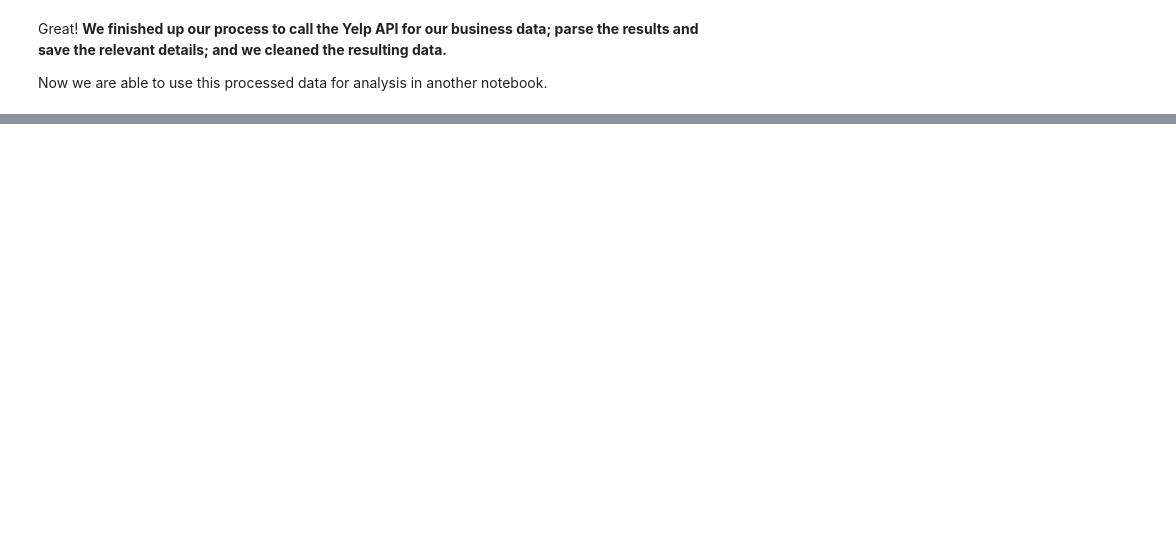
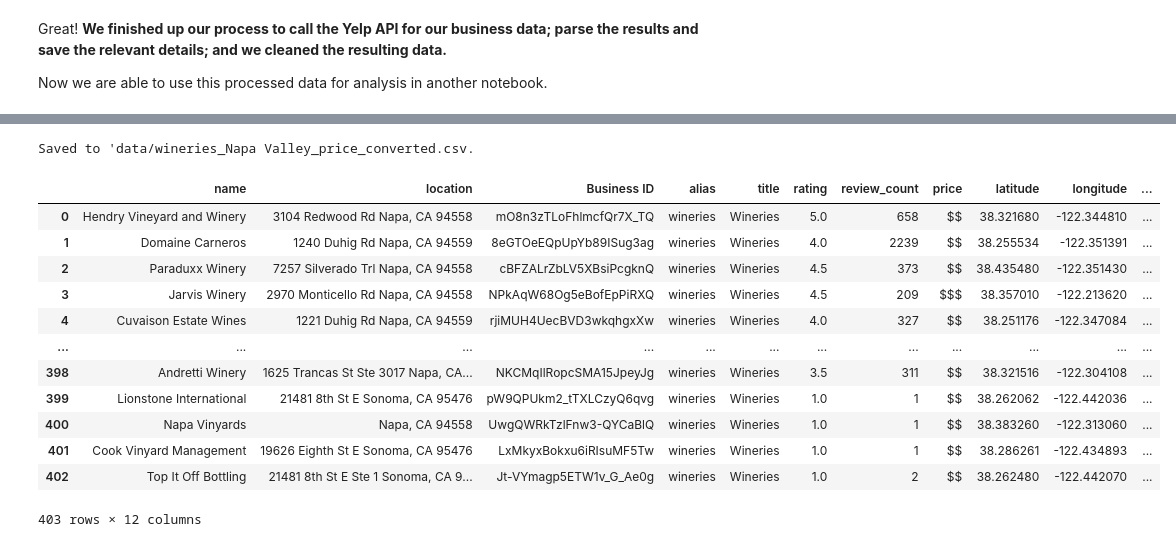
Before and after one commit to pleasecallmejax/Phase-1-Project, a Jupyter notebook: 1 ETL - Finalized.ipynb, the cells around one changed output, grey strips where cells are left out. Saved outputs shown, nothing was run; the diff lists cells and outputs as text; code cells hidden in the pictures; blank space fills up the shorter version.

```diff
--- a/1 ETL - Finalized.ipynb
+++ b/1 ETL - Finalized.ipynb
@@ -328,0 +286,6 @@ Now we are able to use this processed data for analysis in another notebook.
+# %%
+# Import data to check
+df2 = pd.read_csv('data/wineries_Napa Valley_cleaned.csv')
+
+# Check for null values
+df2.isna().sum()
@@ -328,0 +314,6 @@ Now we are able to use this processed data for analysis in another notebook.
+# %%
+# Fill with "$$", which is the best representation of the data set.
+df2.fillna(value="$$", inplace=True)
+
+## Confirm all NaN are fixed
+df2.isna().sum()
@@ -328,0 +333,17 @@ Now we are able to use this processed data for analysis in another notebook.
+# %%
+convert_price(df2, 'Napa Valley')
+# %% [output]
+Saved to 'data/wineries_Napa Valley_price_converted.csv.
+|  | name | location | Business ID | alias | title | rating | review_count | price | latitude | longitude | ... |
+| 0 | Hendry Vineyard and Winery | 3104 Redwood Rd Napa, CA 94558 | mO8n3zTLoFhlmcfQr7X_TQ | wineries | Wineries | 5.0 | 658 | $$ | 38.321680 | -122.344810 | ... |
+| 1 | Domaine Carneros | 1240 Duhig Rd Napa, CA 94559 | 8eGTOeEQpUpYb89ISug3ag | wineries | Wineries | 4.0 | 2239 | $$ | 38.255534 | -122.351391 | ... |
+| 2 | Paraduxx Winery | 7257 Silverado Trl Napa, CA 94558 | cBFZALrZbLV5XBsiPcgknQ | wineries | Wineries | 4.5 | 373 | $$ | 38.435480 | -122.351430 | ... |
+| 3 | Jarvis Winery | 2970 Monticello Rd Napa, CA 94558 | NPkAqW68Og5eBofEpPiRXQ | wineries | Wineries | 4.5 | 209 | $$$ | 38.357010 | -122.213620 | ... |
+| 4 | Cuvaison Estate Wines | 1221 Duhig Rd Napa, CA 94559 | rjiMUH4UecBVD3wkqhgxXw | wineries | Wineries | 4.0 | 327 | $$ | 38.251176 | -122.347084 | ... |
+| ... | ... | ... | ... | ... | ... | ... | ... | ... | ... | ... | ... |
+| 398 | Andretti Winery | 1625 Trancas St Ste 3017 Napa, CA... | NKCMqIlRopcSMA15JpeyJg | wineries | Wineries | 3.5 | 311 | $$ | 38.321516 | -122.304108 | ... |
+| 399 | Lionstone International | 21481 8th St E Sonoma, CA 95476 | pW9QPUkm2_tTXLCzyQ6qvg | wineries | Wineries | 1.0 | 1 | $$ | 38.262062 | -122.442036 | ... |
+| 400 | Napa Vinyards | Napa, CA 94558 | UwgQWRkTzlFnw3-QYCaBlQ | wineries | Wineries | 1.0 | 1 | $$ | 38.383260 | -122.313060 | ... |
+| 401 | Cook Vinyard Management | 19626 Eighth St E Sonoma, CA 95476 | LxMkyxBokxu6iRIsuMF5Tw | wineries | Wineries | 1.0 | 1 | $$ | 38.286261 | -122.434893 | ... |
+| 402 | Top It Off Bottling | 21481 8th St E Ste 1 Sonoma, CA 9... | Jt-VYmagp5ETW1v_G_Ae0g | wineries | Wineries | 1.0 | 2 | $$ | 38.262480 | -122.442070 | ... |
+403 rows × 12 columns
```
Also changed, not shown: parts of 15 cells of this notebook, 26 other files.
